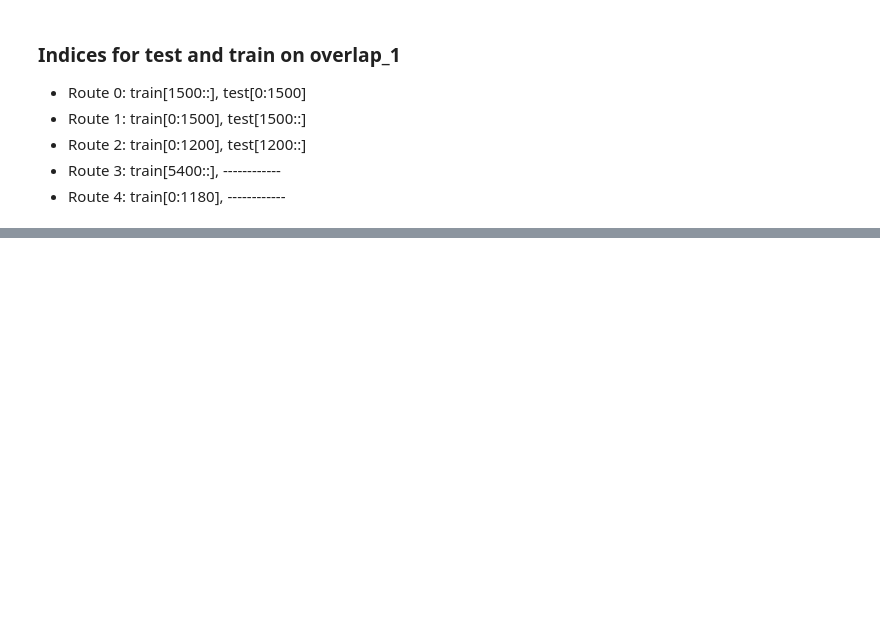
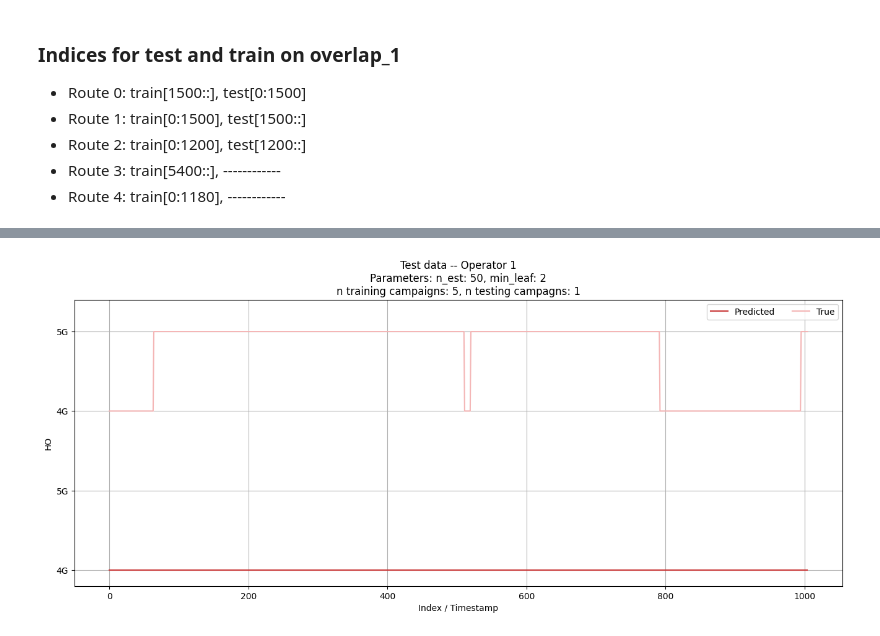
Before and after one commit to ihneskarbovik/master, a Jupyter notebook: test19_op1.ipynb, the cells around one changed output, grey strips where cells are left out. Cells and saved outputs as stored; diff of their text form; code cells hidden in the pictures; blank space fills up the shorter version.

```diff
--- a/test19_op1.ipynb
+++ b/test19_op1.ipynb
@@ -242,0 +314,17 @@ fig.show()
+# %%
+rf_results = {}
+feats = feature_selection[-1].copy()
+feats.extend(['campaign', 'Latitude', 'Longitude'])
+features = feature_selection[-1].copy()
+features.extend(['Latitude', 'Longitude'])
+
+for est in est_try:
+    for leaf in min_leaf_size:
+        warnings.filterwarnings(action='ignore')
+        rf_results[f'n_est: {est}, min_leaf: {leaf}'] = rf(X_train=train[feats], X_test=test[feats], mode_train=train[['Mode', 'campaign']], mode_test=test[['Mode', 'campaign']], campaigns=train['campaign'].unique().tolist(), test_campaigns=test['campaign'].unique().tolist(), n_estimators=est, min_samples_leaf=leaf, features=features)
+
+df_rf_results = pd.DataFrame.from_dict(rf_results, orient='index')
+df_rf_results.reset_index(inplace=True)
+df_rf_results.rename(columns={'index': 'Parameters'}, inplace=True)
+df_rf_results = df_rf_results.drop(['y_true', 'y_pred', 'train_true', 'train_pred', 'model'], axis=1)
+df_rf_results
@@ -242,0 +360,8 @@ fig.show()
+# %%
+rf_comb = rf_results[selected_rf_comb]
+rf_pred = rf_comb['y_pred']
+rf_true = rf_comb['y_true'].values
+
+plot_mode(pred=rf_pred, true=rf_true, operator=operator, comb=selected_rf_comb, campaigns=campaigns, test_campaigns=test_campaigns)
+# %% [output]
+[figure, added]
```
Also changed, not shown: parts of 9 cells of this notebook.
